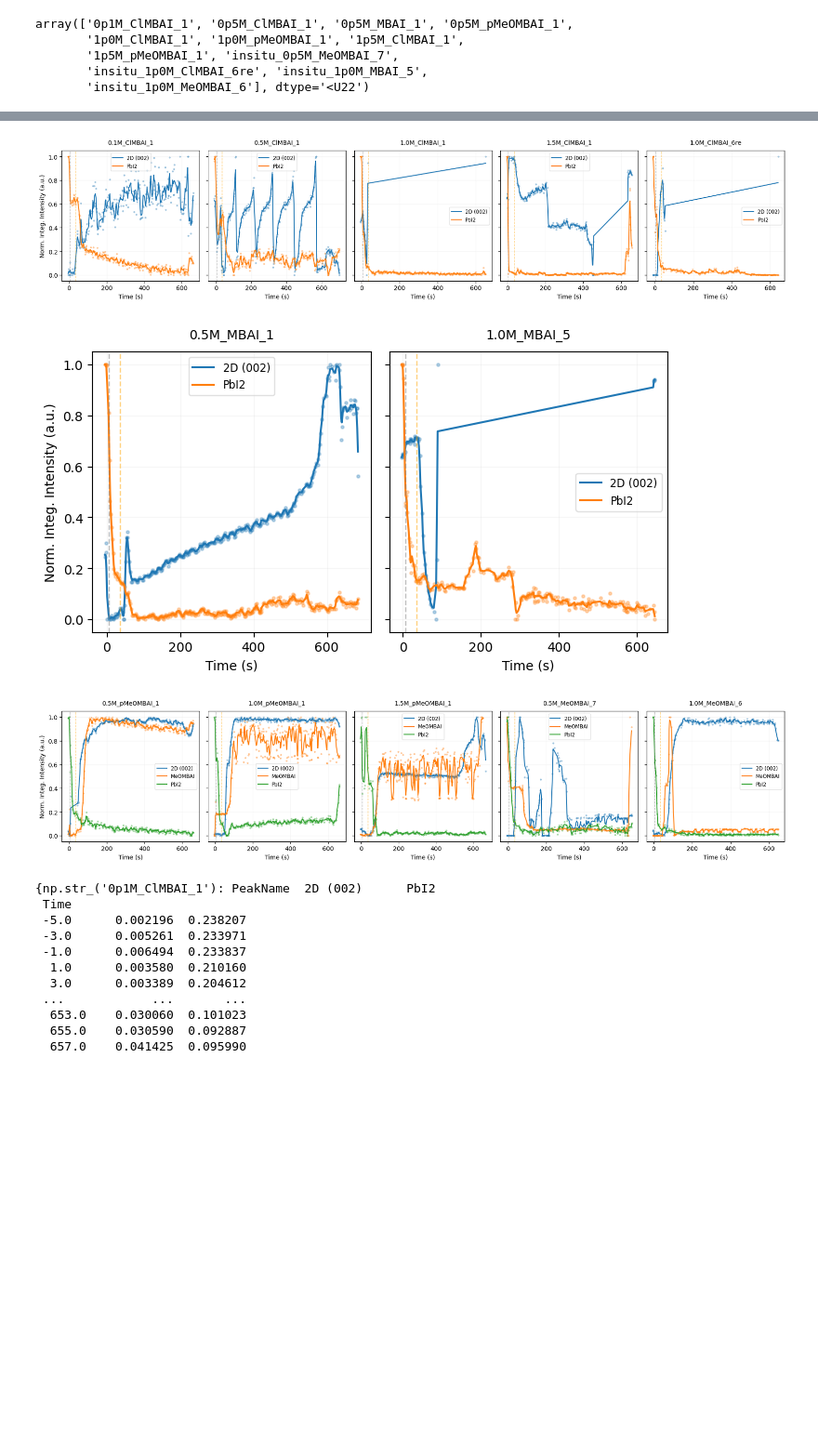
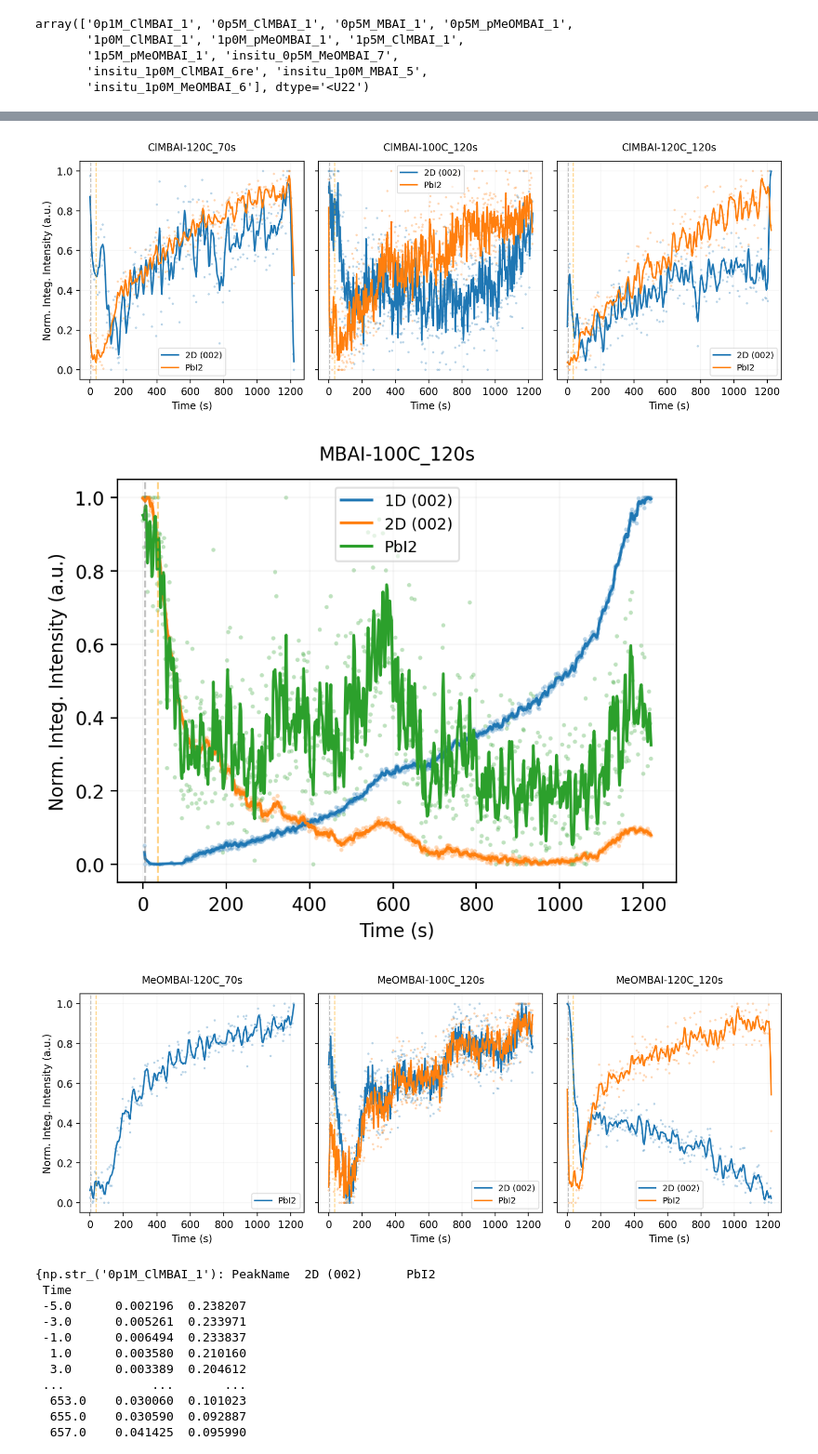
Before and after one commit to yyrliu/als-xrd-12-3-2, a Jupyter notebook: peak_int.ipynb, the cells around one changed output, grey strips where cells are left out. Shown at 93% size. Drawn from its saved outputs; the diff is of its cells as text; code cells hidden in the pictures; blank space fills up the shorter version.

```diff
--- a/peak_int.ipynb
+++ b/peak_int.ipynb
@@ -4,7 +4,7 @@ from matplotlib.colors import LogNorm
 from numpy import percentile
 import xarray as xr
 # %%
-pdataset = xr.open_dataset(r"G:\Shared drives\Sutter-Fella Lab\ECRP-Project\results\beamtime_Dec2025\processed_v1\giwaxs_combined.nc")
+pdataset = xr.open_dataset(r"G:\Shared drives\Sutter-Fella Lab\ALS_Beamtimes\2026\Yi-Ru_Feb2026\processed\giwaxs_combined.nc")
 
 pdataset = pdataset.swap_dims({"q_A^-1": "twoTheta_deg"})
 
@@ -336,7 +336,7 @@ global_shift_corrections = {
 
 result_dfs = {}
 
-for experiment in pdataset.experiment.values[:1]:
+for experiment in pdataset.experiment.values:
     print(f"\n=== Processing Experiment: {experiment} ===")
     # 1. Select the time series data
     time_series_ds = pdataset.sel(experiment=experiment)
@@ -649,5 +584,7 @@ Merged Data Structure (Top 5 rows):
 5 rows × 29 columns
 # %%
+from math import exp
+
 import matplotlib.pyplot as plt
 import re
 import numpy as np
@@ -656,14 +593,26 @@ from scipy.ndimage import gaussian_filter1d
 # Cell 14: Visualization of Peak Evolution
 # -------------------------------------------------------------------------
 
+name_mapping = {
+    'ClMBAI_120c_aging_1': 'ClMBAI-120C_70s',
+    'ClMBAI_aging_from_100C_2min_anneal': 'ClMBAI-100C_120s',
+    'ClMBAI_anneal_2min_120c_aging_1': 'ClMBAI-120C_120s',
+    'MBAI_aging_from_100C_2min_anneal': 'MBAI-100C_120s',
+    'MeOMBAI_120c_aging_1': 'MeOMBAI-120C_70s',
+    'MeOMBAI_aging_from_100C_2min_anneal': 'MeOMBAI-100C_120s',
+    'MeOMBAI_anneal_2min_120c_aging_1': 'MeOMBAI-120C_120s',
+}
+
 # Groups to plot together
-groups = ['ClMBAI', 'MBAI', 'p?MeOMBAI']
+groups = ['ClMBAI', 'MBAI', 'MeOMBAI']
 
 for group_motif in groups:
     # 1. Filter experiments matching the group
     matched_experiments = []
     for exp_name in sorted(merged_dfs.keys()):
-        if re.search(f"M_{group_motif}", exp_name, re.IGNORECASE):
+        # if exp_name.startswith(group_motif):
+        if exp_name.startswith(group_motif) and "aging" in exp_name:
+        # if "0M5" in exp_name:
             matched_experiments.append(exp_name)
 
     num_exps = len(matched_experiments)
@@ -671,7 +620,7 @@ for group_motif in groups:
         continue
 
     # 2. Setup Plot
-    fig, axes = plt.subplots(1, num_exps, figsize=(max(5, num_exps * 3.5), 4), sharey=True)
+    fig, axes = plt.subplots(1, num_exps, figsize=(max(5, num_exps * 3.5), 4), sharey=True, dpi=200)
     if num_exps == 1:
         axes = [axes]
 
@@ -680,8 +629,15 @@ for group_motif in groups:
         ax = axes[i]
         df = merged_dfs[exp_name]
 
+        df = df[df.index <= 1225]  # Limit to 5 minutes for better visualization
+        # ls = [df.columns[i] for i in [0, 1, 2]]
+
         # Plot each phase found in the dataframe
         for column in df.columns:
+
+            if column in ["ClMBAI", "MBAI", "MeOMBAI"]:
+                continue
+
             # Get data and drop NaNs (some peaks might not be found in all frames)
             series = df[column].dropna()
             if series.empty:
@@ -694,38 +650,39 @@ for group_motif in groups:
             clipped = series.clip(lower_bound, upper_bound)
 
             # Min-Max Normalize
             denom = (clipped.max() - clipped.min())
             if denom == 0: denom = 1
             norm_data = (clipped - clipped.min()) / denom
 
-            ax.scatter(norm_data.index, norm_data, alpha=0.3, s=5)
+            ax.scatter(norm_data.index, norm_data, alpha=0.3, s=5, edgecolor='none')
 
             # Smoothing
             # Sigma=1 roughly smooths over +/- 1 second if data is 1s resolution
             smooth_data = gaussian_filter1d(norm_data, sigma=1)
             ax.plot(norm_data.index, smooth_data, linewidth=1.5, label=column)
 
         # Formatting
-        clean_title = exp_name.replace("p", ".", 1).replace("insitu_", "")
+        # clean_title = exp_name.replace("p", ".", 1).replace("insitu_", "")
+        clean_title = name_mapping[exp_name.split(" ")[0]]
         ax.set_title(clean_title, y=1.02, fontsize=10)
         ax.set_xlabel("Time (s)")
 
         if i == 0:
             ax.set_ylabel("Norm. Integ. Intensity (a.u.)")
 
         # Markers for experiment events
         ax.axvline(5, color='gray', linestyle='--', alpha=0.5, linewidth=1) # Dispense
         ax.axvline(35, color='orange', linestyle='--', alpha=0.5, linewidth=1) # Heating
 
         ax.legend(fontsize='small', framealpha=0.6)
         ax.grid(True, alpha=0.1)
 
     plt.tight_layout()
     plt.show()
 # %% [output]
-[figure, old version]
+[figure, new version]
-[figure, old version]
+[figure, new version]
-[figure, old version]
+[figure, new version]
 # %%
 result_dfs
 # %% [output]
```
Also changed, not shown: parts of 5 cells of this notebook, 2 other files.
